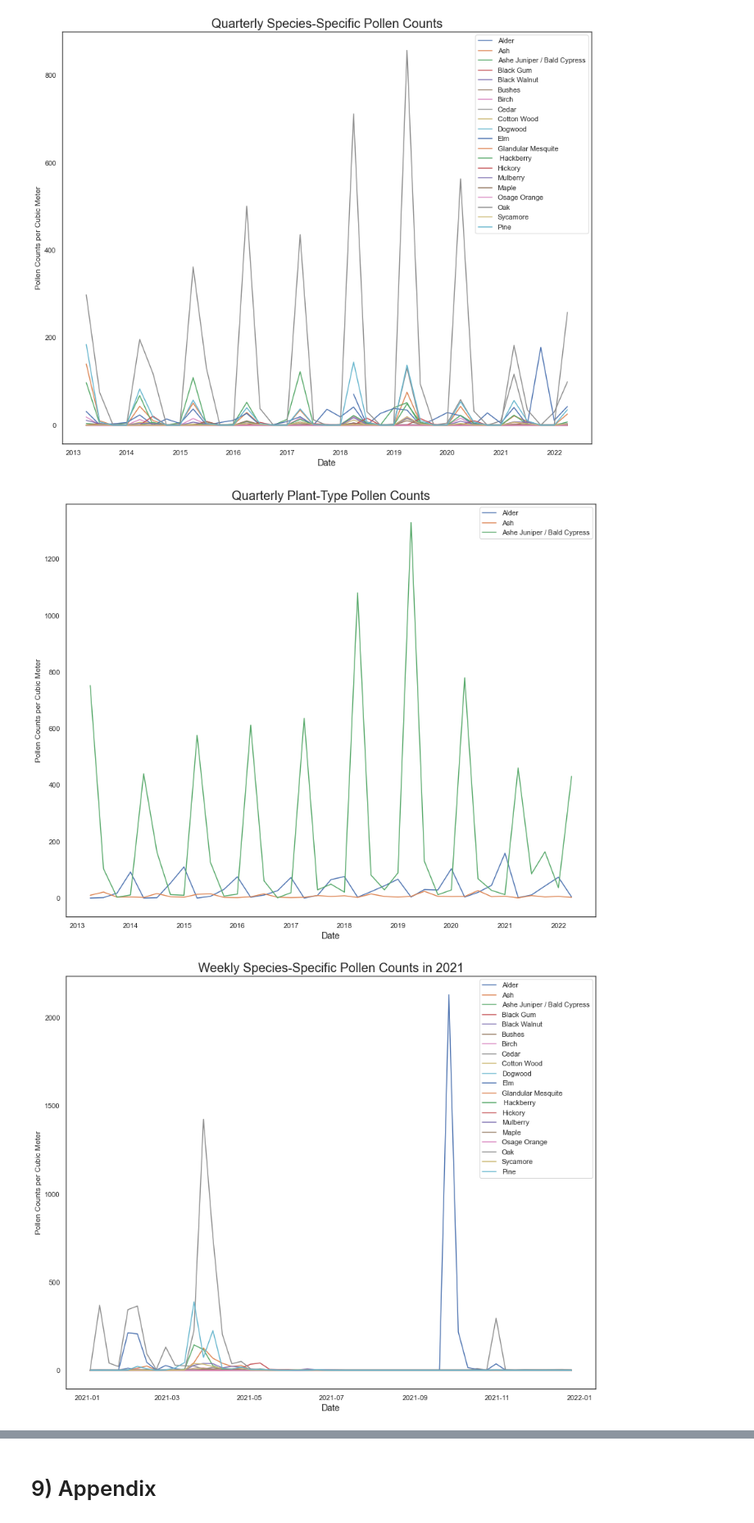
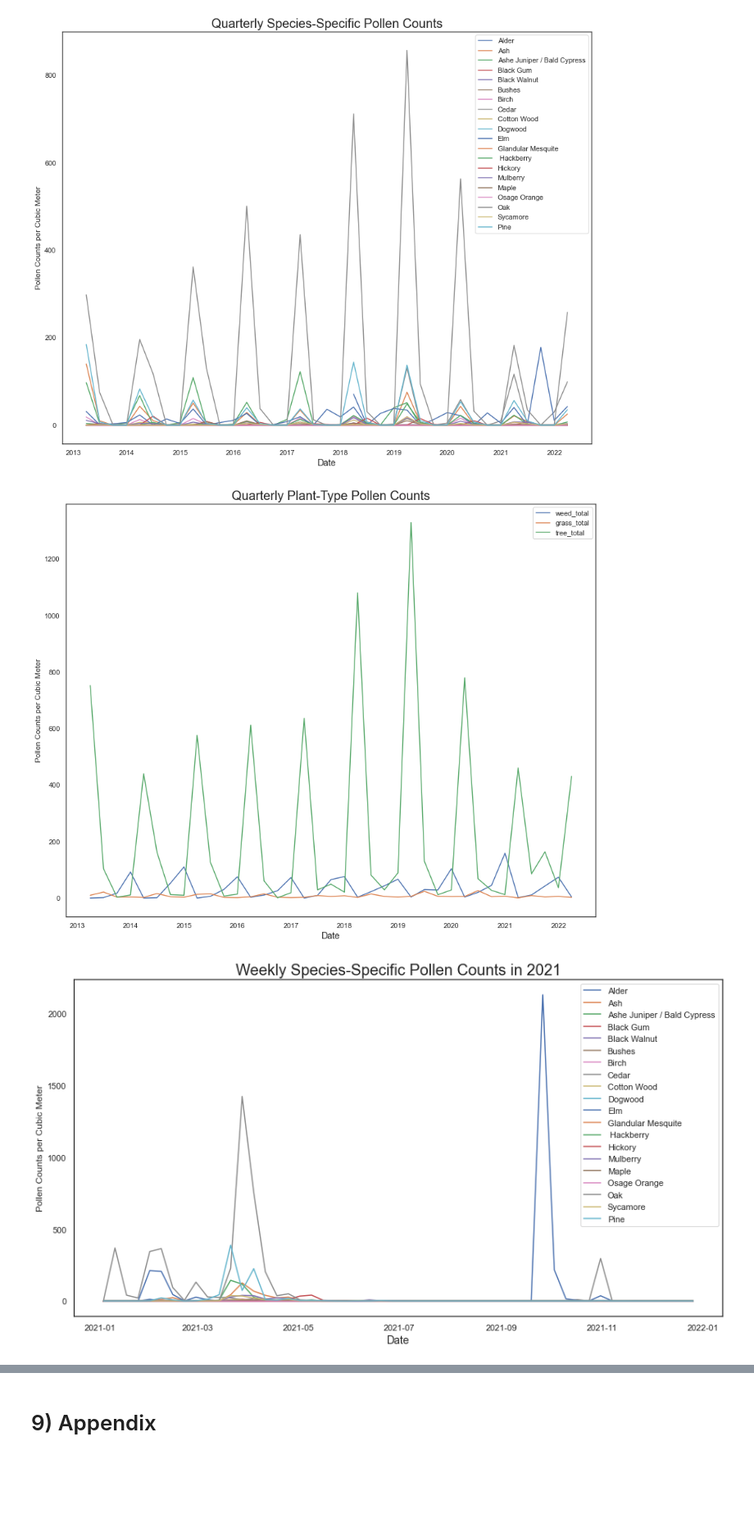
Before and after one commit to nikennedy/pollen_forecasting, a Jupyter notebook: final_notebook.ipynb, the cells around one changed output, grey strips where cells are left out. Shown at 82% size. Saved outputs shown, nothing was run; the diff lists cells and outputs as text; code cells hidden in the pictures; blank space fills up the shorter version.

```diff
--- a/final_notebook.ipynb
+++ b/final_notebook.ipynb
@@ -1708,19 +1753,19 @@ ax.set_ylabel('Pollen Counts per Cubic Meter');
 fig, ax = plt.subplots(figsize=(15, 12))
 
 ax.plot(species_df.resample('Q').mean()[['weed_total', 'grass_total', 'tree_total']])
-ax.legend(labels = species_df.columns)
+ax.legend(['weed_total', 'grass_total', 'tree_total'])
 ax.set_title('Quarterly Plant-Type Pollen Counts', size=20)
 ax.set_xlabel('Date', size=14)
 ax.set_ylabel('Pollen Counts per Cubic Meter');
 # %% [output]
-[figure, old version]
+[figure, new version]
 # %%
-fig, ax = plt.subplots(figsize=(15, 12))
+fig, ax = plt.subplots(figsize=(15, 8))
 
 ax.plot(species_df.resample('W').mean()['2021'].drop(columns=['weed_total', 'grass_total', 'tree_total']))
 ax.legend(labels = species_df.columns)
 ax.set_title('Weekly Species-Specific Pollen Counts in 2021', size=20)
 ax.set_xlabel('Date', size=14)
 ax.set_ylabel('Pollen Counts per Cubic Meter');
 # %% [output]
-[figure, old version]
+[figure, new version]
```
Also changed, not shown: parts of 29 cells of this notebook, 10 other files.
